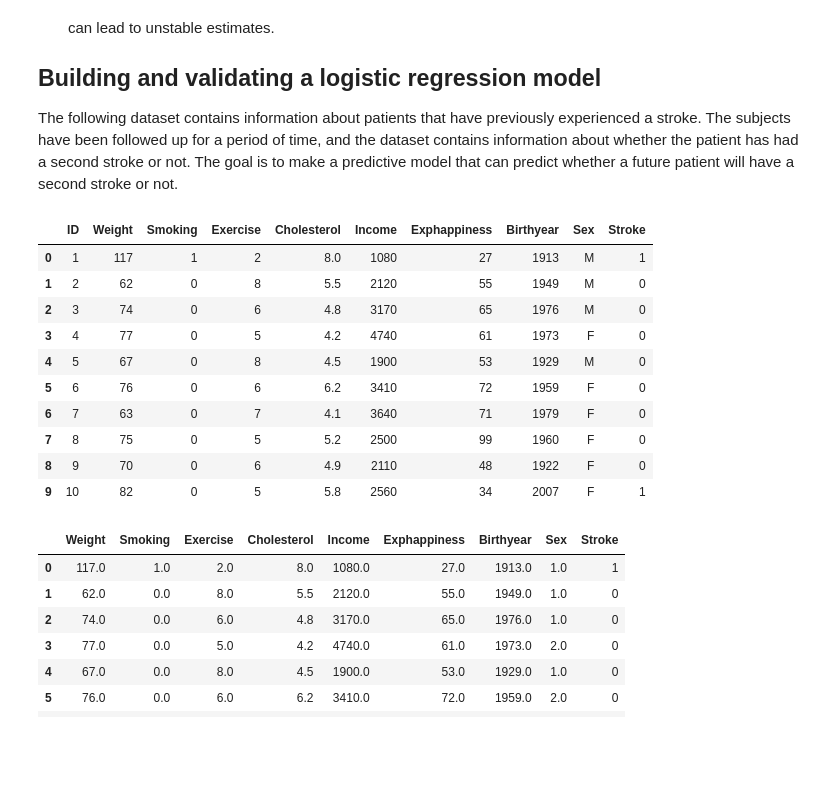
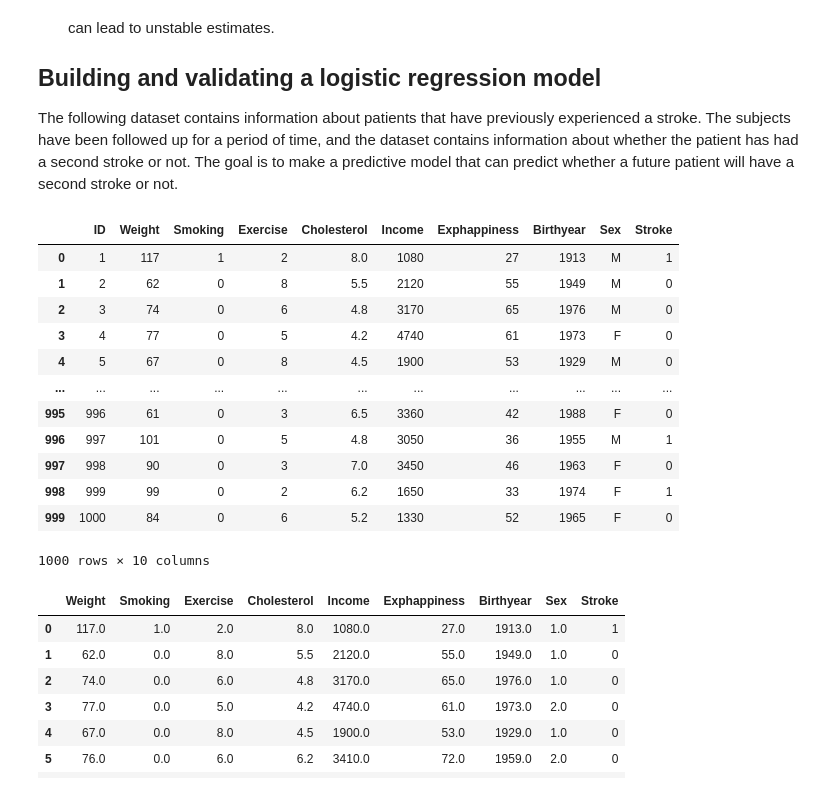
Before and after one commit to vesavvo/dkko, a Jupyter notebook: Logistic_regression.ipynb, the cells around one changed output. Drawn from its saved outputs; the diff is of its cells as text; code cells hidden in the pictures; blank space fills up the shorter version.

```diff
--- a/Logistic_regression.ipynb
+++ b/Logistic_regression.ipynb
@@ -66,24 +66,26 @@ The following dataset contains information about patients that have previously e
 # %%
 import pandas as pd
 from sklearn.linear_model import LogisticRegression
 from sklearn.preprocessing import StandardScaler
 from sklearn.metrics import confusion_matrix
 
 # read data (replace with your own path)
 df = pd.read_csv('datasets/stroke/stroke_v1.csv', sep=',')
-df.head(10)
+df
 # %% [output]
 |  | ID | Weight | Smoking | Exercise | Cholesterol | Income | Exphappiness | Birthyear | Sex | Stroke |
 | 0 | 1 | 117 | 1 | 2 | 8.0 | 1080 | 27 | 1913 | M | 1 |
 | 1 | 2 | 62 | 0 | 8 | 5.5 | 2120 | 55 | 1949 | M | 0 |
 | 2 | 3 | 74 | 0 | 6 | 4.8 | 3170 | 65 | 1976 | M | 0 |
 | 3 | 4 | 77 | 0 | 5 | 4.2 | 4740 | 61 | 1973 | F | 0 |
 | 4 | 5 | 67 | 0 | 8 | 4.5 | 1900 | 53 | 1929 | M | 0 |
-| 5 | 6 | 76 | 0 | 6 | 6.2 | 3410 | 72 | 1959 | F | 0 |
-| 6 | 7 | 63 | 0 | 7 | 4.1 | 3640 | 71 | 1979 | F | 0 |
-| 7 | 8 | 75 | 0 | 5 | 5.2 | 2500 | 99 | 1960 | F | 0 |
-| 8 | 9 | 70 | 0 | 6 | 4.9 | 2110 | 48 | 1922 | F | 0 |
-| 9 | 10 | 82 | 0 | 5 | 5.8 | 2560 | 34 | 2007 | F | 1 |
+| ... | ... | ... | ... | ... | ... | ... | ... | ... | ... | ... |
+| 995 | 996 | 61 | 0 | 3 | 6.5 | 3360 | 42 | 1988 | F | 0 |
+| 996 | 997 | 101 | 0 | 5 | 4.8 | 3050 | 36 | 1955 | M | 1 |
+| 997 | 998 | 90 | 0 | 3 | 7.0 | 3450 | 46 | 1963 | F | 0 |
+| 998 | 999 | 99 | 0 | 2 | 6.2 | 1650 | 33 | 1974 | F | 1 |
+| 999 | 1000 | 84 | 0 | 6 | 5.2 | 1330 | 52 | 1965 | F | 0 |
+1000 rows × 10 columns
 # %%
 # re-encode sex
 df['Sex'] = df['Sex'].map({'M': 1, 'F': 2}).astype('int64')
```
Also changed, not shown: parts of 1 cell of this notebook.
